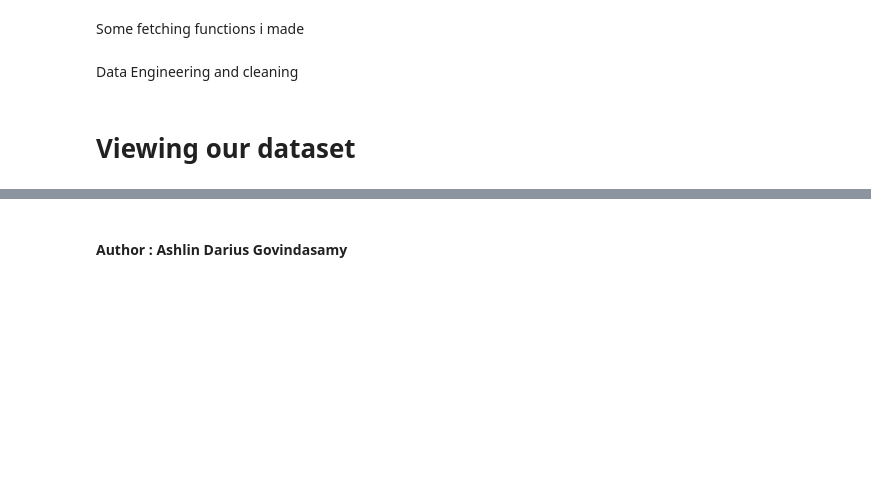
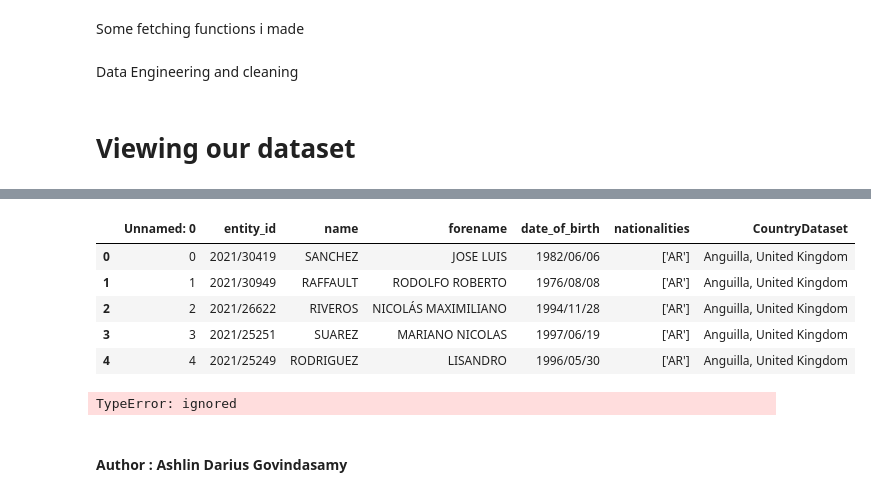
Before and after one commit to ADGSTUDIOS/InterpolScrapping, a Jupyter notebook: interpolscrapping.ipynb, the cells around one changed output, grey strips where cells are left out. Drawn from its saved outputs; the diff is of its cells as text; code cells hidden in the pictures; blank space fills up the shorter version.

Commit message:
Almost done SQL Insert

```diff
--- a/interpolscrapping.ipynb
+++ b/interpolscrapping.ipynb
@@ -125,2 +195,23 @@ df
+# %%
+df = pd.read_csv('InterpolDatabase.csv')
+df.head()
+# %% [output]
+|  | Unnamed: 0 | entity_id | name | forename | date_of_birth | nationalities | CountryDataset |
+| 0 | 0 | 2021/30419 | SANCHEZ | JOSE LUIS | 1982/06/06 | ['AR'] | Anguilla, United Kingdom |
+| 1 | 1 | 2021/30949 | RAFFAULT | RODOLFO ROBERTO | 1976/08/08 | ['AR'] | Anguilla, United Kingdom |
+| 2 | 2 | 2021/26622 | RIVEROS | NICOLÁS MAXIMILIANO | 1994/11/28 | ['AR'] | Anguilla, United Kingdom |
+| 3 | 3 | 2021/25251 | SUAREZ | MARIANO NICOLAS | 1997/06/19 | ['AR'] | Anguilla, United Kingdom |
+| 4 | 4 | 2021/25249 | RODRIGUEZ | LISANDRO | 1996/05/30 | ['AR'] | Anguilla, United Kingdom |
+# %%
+def InsertDataIntoDatabase(entid,name,forename,dateofbirth,national,countrydataset):
+    try:
+            db.ExecuteQuery("exec InsertInterpoolDatasetRecords @entity_id = '{0}',@name = '{1}',@forename = '{2}',@date_of_birth = '{3}',@nationalities = '{4}',@CountryDataset= '{5}'".format(entid,name,forename,dateofbirth,national,countrydataset))
+    except Exception as e:
+            print('error:',e)
+
+for index, row in df.iterrows():
+    InsertDataIntoDatabase(row['entity_id'],row['name'],row['forename'],row['date_of_birth'],row('nationalities')[1:-1],row('CountryDataset'))
+# %% [output]
+TypeError: ignored
 # %% [markdown]
 #### Author : Ashlin Darius Govindasamy
```
Also changed, not shown: parts of 8 cells of this notebook.
